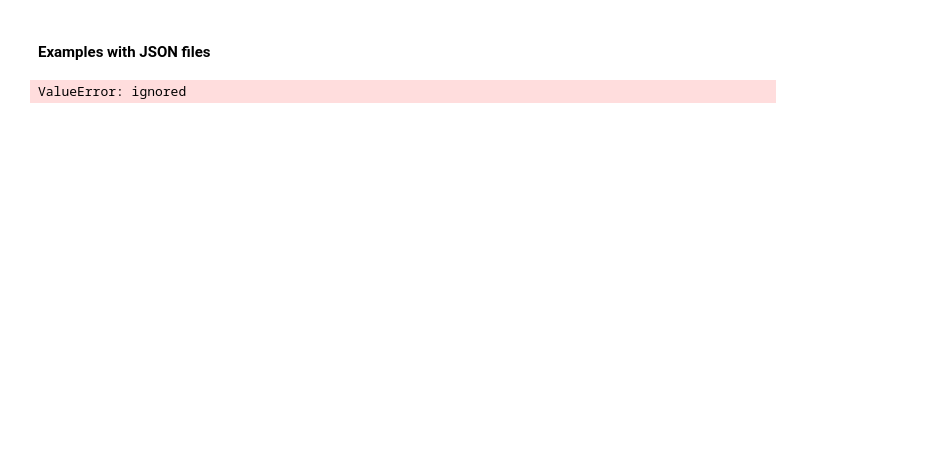
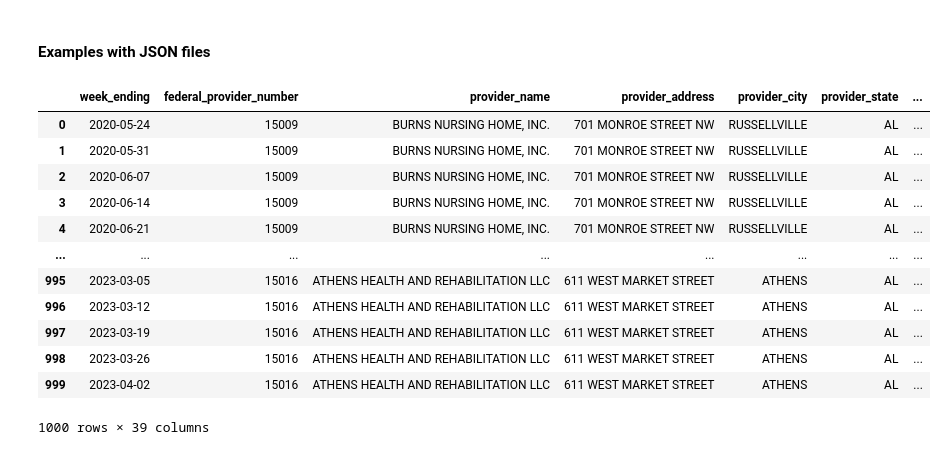
Before and after one commit to Alyssasorensen/datasci_1_loading, a Jupyter notebook: HHA507Assignment1.ipynb, the cells around one changed output. Cells and saved outputs as stored; diff of their text form; code cells hidden in the pictures; blank space fills up the shorter version.

```diff
--- a/HHA507Assignment1.ipynb
+++ b/HHA507Assignment1.ipynb
@@ -147,6 +147,20 @@ import plotly as plt
 # %%
 # First JSON file
 
-df = pd.read_json('https://raw.githubusercontent.com/Alyssasorensen/datasci_1_loading/main/data/dataset_etlworks')
+COVID_Nursing_Home_Data = pd.read_json('https://raw.githubusercontent.com/Alyssasorensen/datasci_1_loading/main/data/COVID-19_Nursing_Home_Data.json')
-# %% [output]
-ValueError: ignored
+# %%
+COVID_Nursing_Home_Data
+# %% [output]
+|  | week_ending | federal_provider_number | provider_name | provider_address | provider_city | provider_state | ... |
+| 0 | 2020-05-24 | 15009 | BURNS NURSING HOME, INC. | 701 MONROE STREET NW | RUSSELLVILLE | AL | ... |
+| 1 | 2020-05-31 | 15009 | BURNS NURSING HOME, INC. | 701 MONROE STREET NW | RUSSELLVILLE | AL | ... |
+| 2 | 2020-06-07 | 15009 | BURNS NURSING HOME, INC. | 701 MONROE STREET NW | RUSSELLVILLE | AL | ... |
+| 3 | 2020-06-14 | 15009 | BURNS NURSING HOME, INC. | 701 MONROE STREET NW | RUSSELLVILLE | AL | ... |
+| 4 | 2020-06-21 | 15009 | BURNS NURSING HOME, INC. | 701 MONROE STREET NW | RUSSELLVILLE | AL | ... |
+| ... | ... | ... | ... | ... | ... | ... | ... |
+| 995 | 2023-03-05 | 15016 | ATHENS HEALTH AND REHABILITATION LLC | 611 WEST MARKET STREET | ATHENS | AL | ... |
+| 996 | 2023-03-12 | 15016 | ATHENS HEALTH AND REHABILITATION LLC | 611 WEST MARKET STREET | ATHENS | AL | ... |
+| 997 | 2023-03-19 | 15016 | ATHENS HEALTH AND REHABILITATION LLC | 611 WEST MARKET STREET | ATHENS | AL | ... |
+| 998 | 2023-03-26 | 15016 | ATHENS HEALTH AND REHABILITATION LLC | 611 WEST MARKET STREET | ATHENS | AL | ... |
+| 999 | 2023-04-02 | 15016 | ATHENS HEALTH AND REHABILITATION LLC | 611 WEST MARKET STREET | ATHENS | AL | ... |
+1000 rows × 39 columns
```
Also changed, not shown: parts of 7 cells of this notebook.
